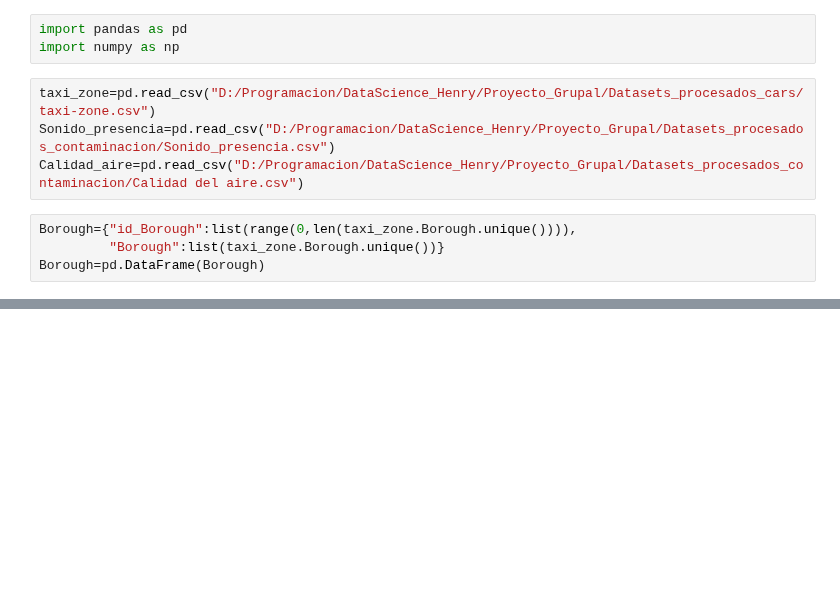
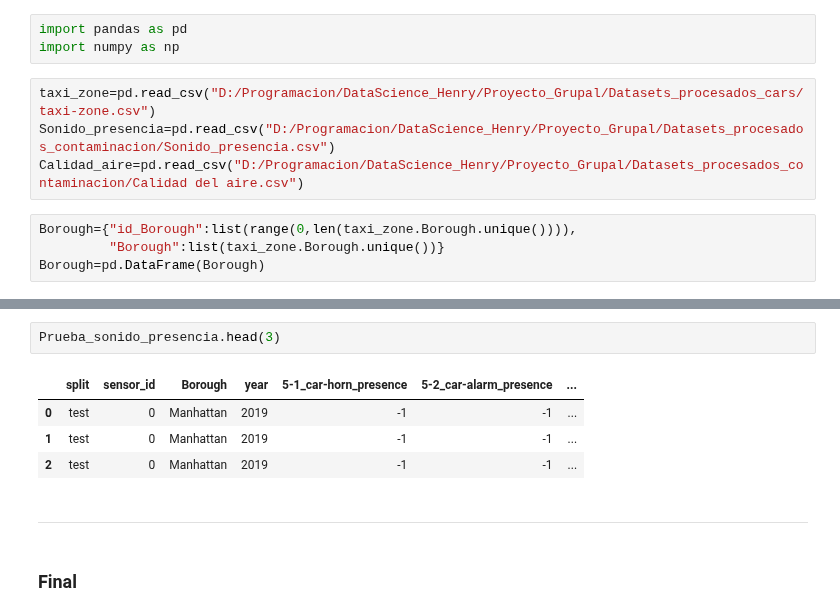
Before and after one commit to A-Lasso/Taxis-NewYork, a Jupyter notebook: MySQL/Prueba.ipynb, the cells around one changed output, grey strips where cells are left out. Saved outputs shown, nothing was run; the diff lists cells and outputs as text; blank space fills up the shorter version.

```diff
--- a/MySQL/Prueba.ipynb
+++ b/MySQL/Prueba.ipynb
@@ -69,0 +147,11 @@ len(taxi_zone.Borough.unique())
+# %%
+Prueba_sonido_presencia.head(3)
+# %% [output]
+|  | split | sensor_id | Borough | year | 5-1_car-horn_presence | 5-2_car-alarm_presence | ... |
+| 0 | test | 0 | Manhattan | 2019 | -1 | -1 | ... |
+| 1 | test | 0 | Manhattan | 2019 | -1 | -1 | ... |
+| 2 | test | 0 | Manhattan | 2019 | -1 | -1 | ... |
+# %% [markdown]
+---
+# %% [markdown]
+### Final
```
Also changed, not shown: parts of 54 cells of this notebook, 1 other file.
